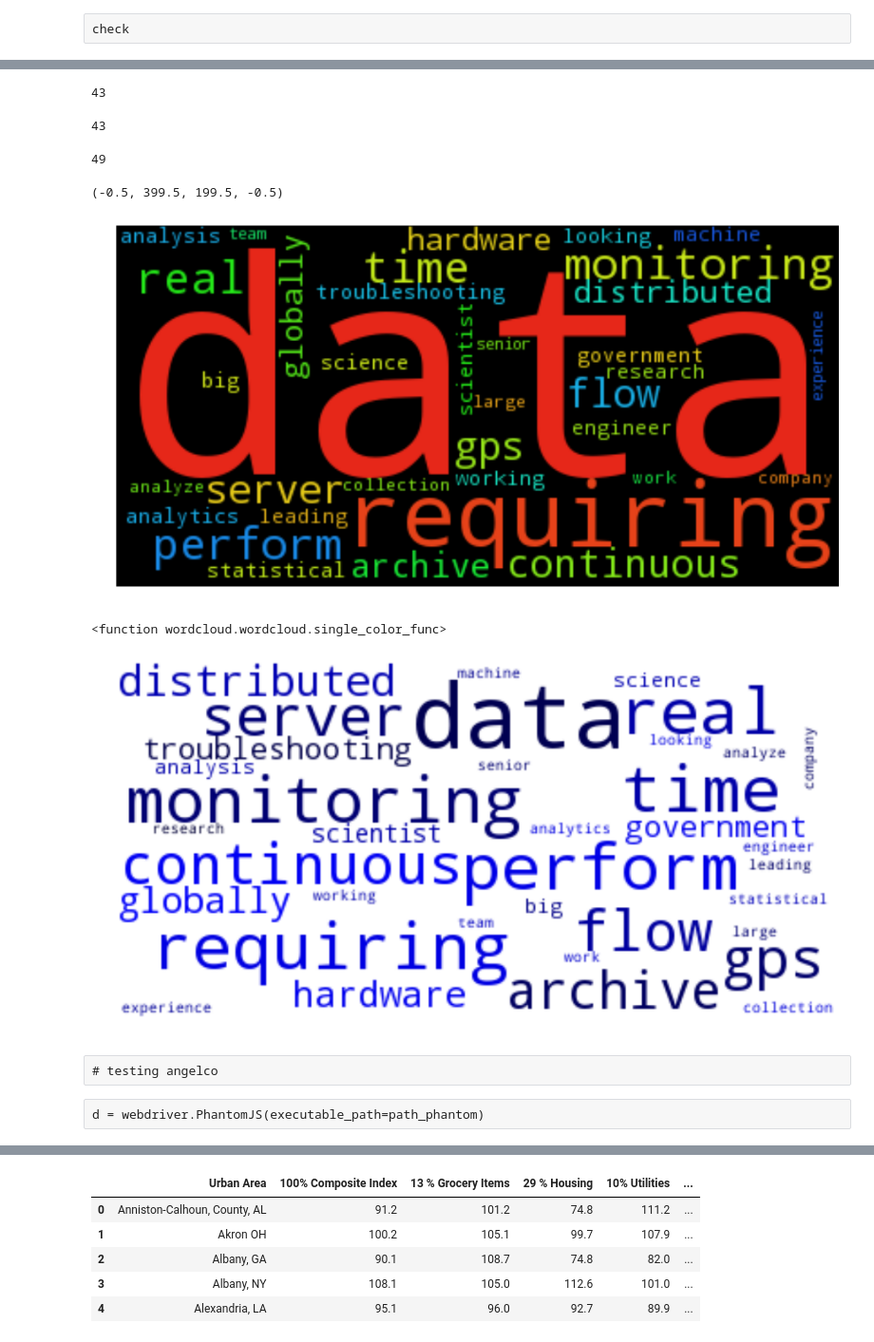
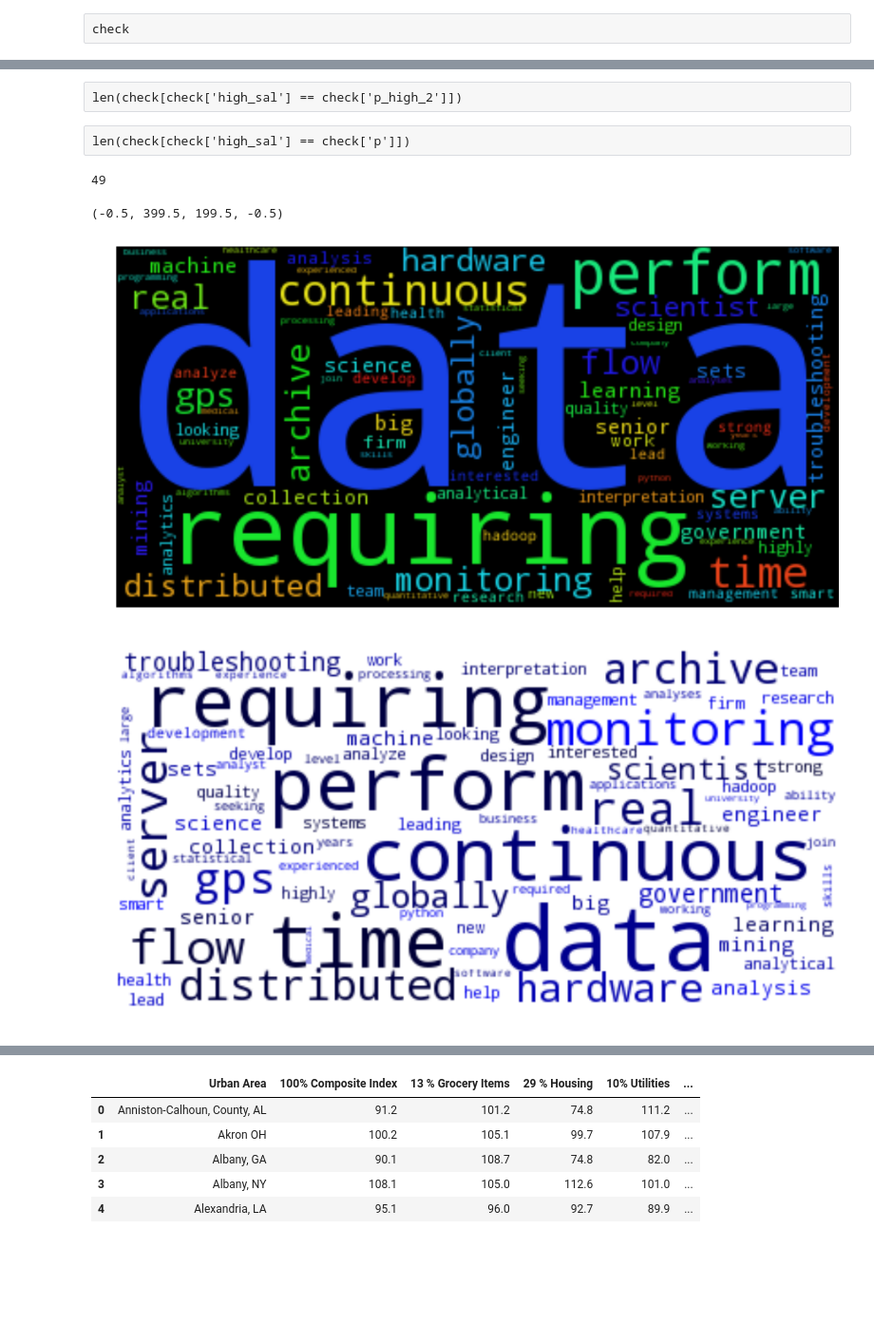
Before and after one commit to spockl/ga-dsi-1, a Jupyter notebook: projects/projects-weekly/project-04/project-4-jocelyn-ong.ipynb, the cells around one changed output, grey strips where cells are left out. Shown at 95% size. Saved outputs shown, nothing was run; the diff lists cells and outputs as text; code cells hidden in the pictures; blank space fills up the shorter version.

```diff
--- a/projects/projects-weekly/project-04/project-4-jocelyn-ong.ipynb
+++ b/projects/projects-weekly/project-04/project-4-jocelyn-ong.ipynb
@@ -411,13 +388,9 @@ check.head(10)
-# %%
-len(check[check['high_sal'] == check['p_high_2']])
-# %% [output]
-43
+# %% [raw]
+len(check[check['high_sal'] == check['p_high_2']])
 # %%
 check['p'] = m2.predict(X_test)
-# %%
-len(check[check['high_sal'] == check['p']])
-# %% [output]
-43
+# %% [raw]
+len(check[check['high_sal'] == check['p']])
 # %%
 len(check)
 # %% [output]
@@ -425,7 +398,7 @@ len(check)
 # %%
 tv2 = TfidfVectorizer(ngram_range=(1,5),\
                             stop_words='english',\
-                            max_features=100,\
+                            max_features=150,\
                             binary=True)
 tv2.fit(df2['summary'])
 test = tv2.get_feature_names()
@@ -442,4 +413,4 @@ plt.imshow(wordcloud)
 plt.axis("off")
 # %% [output]
 (-0.5, 399.5, 199.5, -0.5)
-[figure, old version]
+[figure, new version]
@@ -448,17 +417,9 @@ from wordcloud import get_single_color_func
-# %%
-get_single_color_func('white')
-# %% [output]
-<function wordcloud.wordcloud.single_color_func>
 # %%
-wordcloud = WordCloud(max_font_size=50, relative_scaling=.5, background_color='white',\
+wordcloud = WordCloud(max_font_size=50, relative_scaling=0.3, background_color='white',\
                       color_func=get_single_color_func('blue')).generate(' '.join(test))
 plt.figure(figsize=(16,8))
 plt.imshow(wordcloud)
 plt.axis("off")
 plt.show()
 # %% [output]
-[figure, old version]
+[figure, new version]
-# %% [raw]
-# testing angelco
-# %% [raw]
-d = webdriver.PhantomJS(executable_path=path_phantom)
```
Also changed, not shown: parts of 101 cells of this notebook, 3 other files.
